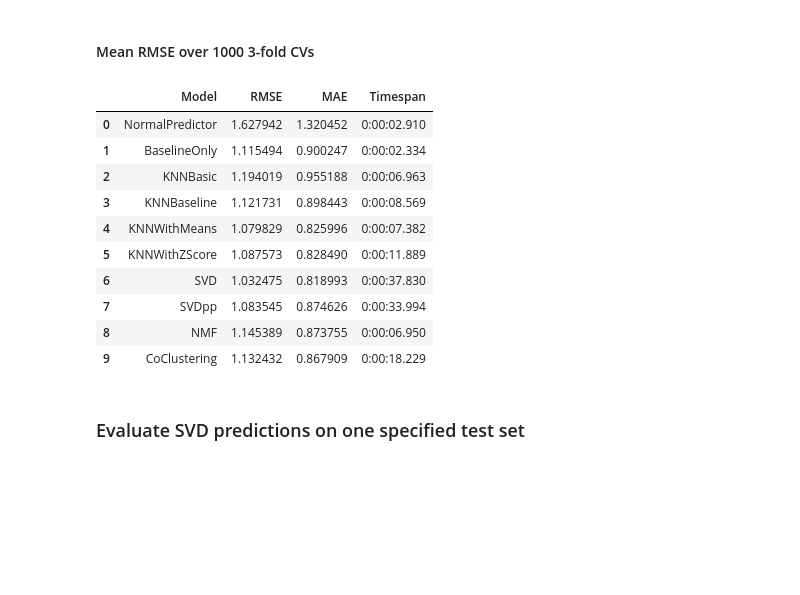
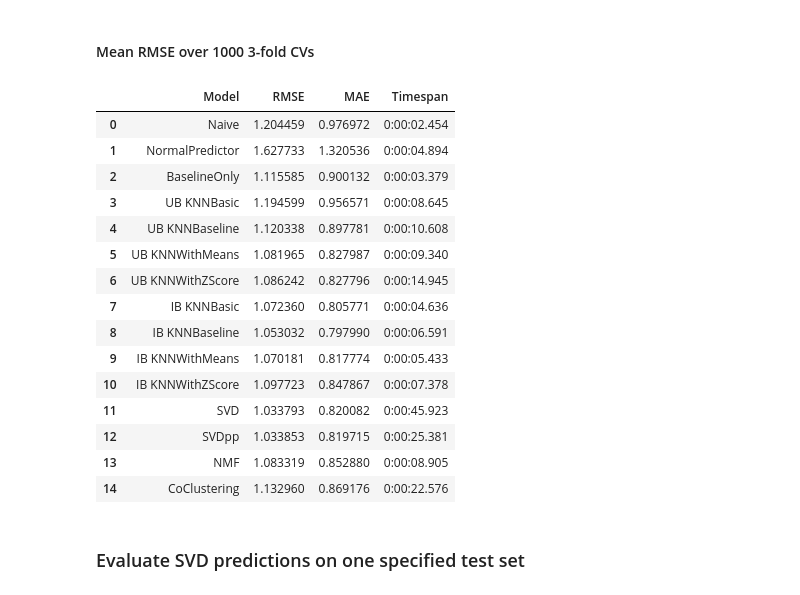
Before and after one commit to YiteWang/STAT542Group10, a Jupyter notebook: restaurant_rating.ipynb, the cells around one changed output. Saved outputs shown, nothing was run; the diff lists cells and outputs as text; code cells hidden in the pictures; blank space fills up the shorter version.

Commit message:
Added item-based and naive models

```diff
--- a/restaurant_rating.ipynb
+++ b/restaurant_rating.ipynb
@@ -158,5 +158,5 @@ cross_validate(algo,data,measures=["RMSE", "MAE"], cv=3)
 # %%
-param_grid = {"k":[10,20,40], "min_k":[1,2,4,6,8],"verbose":[False],'random_state':[42]}
+param_grid = {"k":[10,20,40], "min_k":[1,2,4,6,8],"verbose":[False],'random_state':[42],'sim_options':{"user_based": [True],"name":['cosine','msd','pearson','pearson_baseline']}}
 classes = (KNNBasic,KNNWithMeans,KNNWithZScore,KNNBaseline)
 for model in classes:
     start = datetime.datetime.now()
@@ -190,22 +223,21 @@ Best parameters:  {'k': 10, 'min_k': 8, 'verbose': False, 'random_state': 42}
 # %% [markdown]
 ### Tune Matrix Factorization algorithms
 # %%
-param_grid = {"n_epochs": [5,10,20,50,100,200], "lr_all": [0.001,0.002,0.005,0.01,0.02,0.05], "reg_all": [0.01,0.05,0.1,0.2,0.3,0.4,0.5],'random_state':[42]}
+param_grid = {"n_epochs": [5,10,20,50,100,200], "lr_all": [0.001,0.002,0.005,0.01,0.02,0.05], "reg_all": [0.01,0.05,0.1,0.2,0.3,0.4,0.5],'random_state':[42],'biased':[True,False]}
 #SVD
 start = datetime.datetime.now()
 best_score = []
 best_params = []
-#for i in range(100):
 gs = GridSearchCV(SVD, param_grid, measures=["rmse", "mae"], cv=RepeatedKFold(n_splits=3,n_repeats=100))
 gs.fit(data)
 
 print("SVD")
 print("Runtime",str(datetime.datetime.now() - start)[:-3])
-#print(pd.DataFrame({'best_params':best_params,'best_score':best_score})['best_params'].value_counts())
 print("RMSE: ",round(gs.best_score["rmse"],3))
 print("Best parameters: ",gs.best_params["rmse"])
 
 #SVD++
+param_grid = {"n_epochs": [5,10,20,50,100,200], "lr_all": [0.001,0.002,0.005,0.01,0.02,0.05], "reg_all": [0.01,0.05,0.1,0.2,0.3,0.4,0.5],'random_state':[42]}
 start = datetime.datetime.now()
 best_score = []
 best_params = []
@@ -218,13 +250,12 @@ print("RMSE: ",round(gs.best_score["rmse"],3))
 print("Best parameters: ",gs.best_params["rmse"])
 
 #Nonegative Matrix Factorization (NMF)
-param_grid = {'n_epochs':[5,10,20,50,100]}
+param_grid = {'n_epochs':[5,10,20,50,100],'biased':[True,False]}
 start = datetime.datetime.now()
 
 gs = GridSearchCV(NMF, param_grid, measures=["rmse", "mae"], cv=RepeatedKFold(n_splits=3,n_repeats=100))
 gs.fit(data)
 
-
 print('NMF')
 print("Runtime",str(datetime.datetime.now() - start)[:-3])
 print("RMSE: ",round(gs.best_score["rmse"],3))
@@ -281,49 +305,58 @@ Best parameters:  {'n_epochs': 20, 'n_cltr_u': 2, 'n_cltr_i': 2}
 # %%
 CVResults = pd.DataFrame(columns = ['Model','RMSE','MAE','Timespan'])
 
+class PredictMean(AlgoBase):
+    def __init__(self):
+        AlgoBase.__init__(self)
+    def estimate(self, u, i):
+        return 3.237
+
+Naive_model = PredictMean()
 NormalPredictor_model = NormalPredictor()
 BaselineOnly_model = BaselineOnly(verbose=False)
 
-KNNBasic_model = KNNBasic(k=10, min_k=8,verbose=False,random_state=42)
-KNNBaseline_model = KNNBaseline(k=20, min_k=8,verbose=False,random_state=42)
-KNNWithMeans_model = KNNWithMeans(k=20, min_k=8,verbose=False,random_state=42)
-KNNWithZScore_model = KNNWithZScore(k=10, min_k=8,verbose=False,random_state=42)
+KNNBasic_ub_model = KNNBasic(k=10, min_k=8,verbose=False,random_state=42,sim_options={'user_based':True})
+KNNBaseline_ub_model = KNNBaseline(k=40, min_k=8,verbose=False,random_state=42,sim_options={'user_based':True})
+KNNWithMeans_ub_model = KNNWithMeans(k=20, min_k=8,verbose=False,random_state=42,sim_options={'user_based':True})
+KNNWithZScore_ub_model = KNNWithZScore(k=10, min_k=8,verbose=False,random_state=42,sim_options={'user_based':True})
+KNNBasic_ib_model = KNNBasic(k=10, min_k=3,verbose=False,random_state=42,sim_options={'user_based':False})
+KNNBaseline_ib_model = KNNBaseline(k=10, min_k=2,verbose=False,random_state=42,sim_options={'user_based':False})
+KNNWithMeans_ib_model = KNNWithMeans(k=10, min_k=2,verbose=False,random_state=42,sim_options={'user_based':False})
+KNNWithZScore_ib_model = KNNWithZScore(k=10, min_k=4,verbose=False,random_state=42,sim_options={'user_based':False})
 
-SVD_model = SVD(n_epochs=200, lr_all=0.005, reg_all=0.3, verbose=False,random_state=42)
-SVDpp_model = SVDpp(n_epochs=100, lr_all=0.001, reg_all=0.2, verbose=False,random_state=42)
-NMF_model = NMF(n_epochs=20,verbose=False,random_state=42)
+SVD_model = SVD(n_epochs=200, lr_all=0.005, reg_all=0.3, verbose=False,random_state=42,biased=True)
+SVDpp_model = SVDpp(n_epochs=50, lr_all=0.01, reg_all=0.3, verbose=False,random_state=42)
+NMF_model = NMF(n_epochs=20,verbose=False,random_state=42,biased=True)
 CoClustering_model = CoClustering(n_epochs=20, n_cltr_u=2, n_cltr_i=2,verbose=False,random_state=42)
 
-classes = [NormalPredictor_model,BaselineOnly_model,KNNBasic_model,KNNBaseline_model,KNNWithMeans_model,KNNWithZScore_model,SVD_model,SVDpp_model,NMF_model,CoClustering_model]
+classes = [Naive_model,NormalPredictor_model,BaselineOnly_model,KNNBasic_ub_model,KNNBaseline_ub_model,KNNWithMeans_ub_model,KNNWithZScore_ub_model,KNNBasic_ib_model,KNNBaseline_ib_model,KNNWithMeans_ib_model,KNNWithZScore_ib_model,SVD_model,SVDpp_model,NMF_model,CoClustering_model]
 for model in classes:
     start = datetime.datetime.now()
-    mean_rmses = []
-    mean_maes = []
-    #for i in range(1):
     out = cross_validate(model, data, ['rmse', 'mae'], RepeatedKFold(n_splits=3,n_repeats=1000))
     mean_rmse = np.mean(out['test_rmse'])
     mean_mae = np.mean(out['test_mae'])
-    #mean_rmses.append(mean_rmse)
-    #mean_maes.append(mean_mae)
     cv_time = str(datetime.datetime.now() - start)[:-3]
-    #mean_mean_rmse = np.mean(mean_rmses)
-    #mean_mean_mae = np.mean(mean_maes)
     CVResults = CVResults.append({'Model': model, 'RMSE': mean_rmse, 'MAE': mean_mae, 'Timespan': cv_time}, ignore_index=True)
 
-CVResults['Model'] = ['NormalPredictor','BaselineOnly','KNNBasic','KNNBaseline','KNNWithMeans','KNNWithZScore','SVD','SVDpp','NMF','CoClustering']
+CVResults['Model'] = ['Naive','NormalPredictor','BaselineOnly','UB KNNBasic','UB KNNBaseline','UB KNNWithMeans','UB KNNWithZScore','IB KNNBasic','IB KNNBaseline','IB KNNWithMeans','IB KNNWithZScore','SVD','SVDpp','NMF','CoClustering']
 CVResults
 # %% [output]
 |  | Model | RMSE | MAE | Timespan |
-| 0 | NormalPredictor | 1.627942 | 1.320452 | 0:00:02.910 |
-| 1 | BaselineOnly | 1.115494 | 0.900247 | 0:00:02.334 |
-| 2 | KNNBasic | 1.194019 | 0.955188 | 0:00:06.963 |
-| 3 | KNNBaseline | 1.121731 | 0.898443 | 0:00:08.569 |
-| 4 | KNNWithMeans | 1.079829 | 0.825996 | 0:00:07.382 |
-| 5 | KNNWithZScore | 1.087573 | 0.828490 | 0:00:11.889 |
-| 6 | SVD | 1.032475 | 0.818993 | 0:00:37.830 |
-| 7 | SVDpp | 1.083545 | 0.874626 | 0:00:33.994 |
-| 8 | NMF | 1.145389 | 0.873755 | 0:00:06.950 |
-| 9 | CoClustering | 1.132432 | 0.867909 | 0:00:18.229 |
+| 0 | Naive | 1.204459 | 0.976972 | 0:00:02.454 |
+| 1 | NormalPredictor | 1.627733 | 1.320536 | 0:00:04.894 |
+| 2 | BaselineOnly | 1.115585 | 0.900132 | 0:00:03.379 |
+| 3 | UB KNNBasic | 1.194599 | 0.956571 | 0:00:08.645 |
+| 4 | UB KNNBaseline | 1.120338 | 0.897781 | 0:00:10.608 |
+| 5 | UB KNNWithMeans | 1.081965 | 0.827987 | 0:00:09.340 |
+| 6 | UB KNNWithZScore | 1.086242 | 0.827796 | 0:00:14.945 |
+| 7 | IB KNNBasic | 1.072360 | 0.805771 | 0:00:04.636 |
+| 8 | IB KNNBaseline | 1.053032 | 0.797990 | 0:00:06.591 |
+| 9 | IB KNNWithMeans | 1.070181 | 0.817774 | 0:00:05.433 |
+| 10 | IB KNNWithZScore | 1.097723 | 0.847867 | 0:00:07.378 |
+| 11 | SVD | 1.033793 | 0.820082 | 0:00:45.923 |
+| 12 | SVDpp | 1.033853 | 0.819715 | 0:00:25.381 |
+| 13 | NMF | 1.083319 | 0.852880 | 0:00:08.905 |
+| 14 | CoClustering | 1.132960 | 0.869176 | 0:00:22.576 |
 # %% [markdown]
 ### Evaluate SVD predictions on one specified test set
 # %%
```
Also changed, not shown: parts of 15 cells of this notebook.
